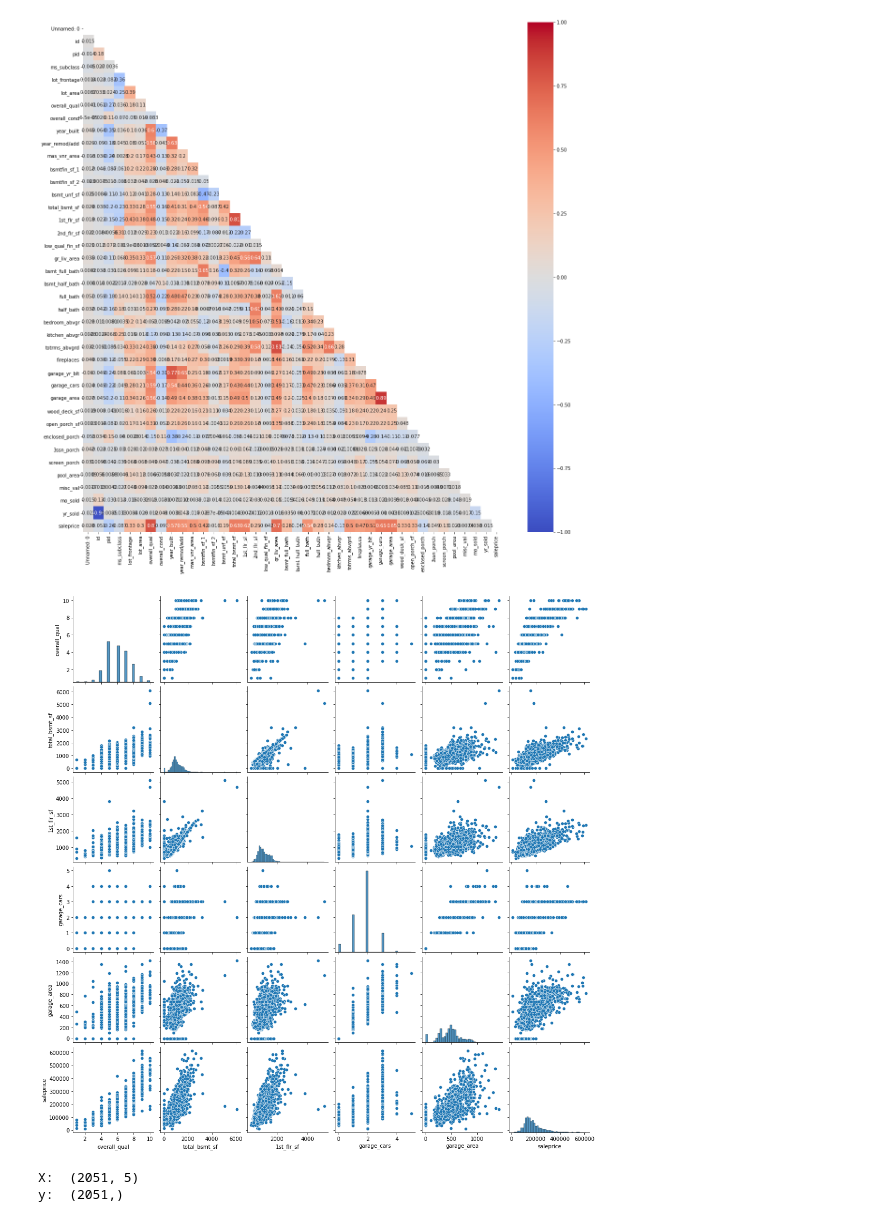
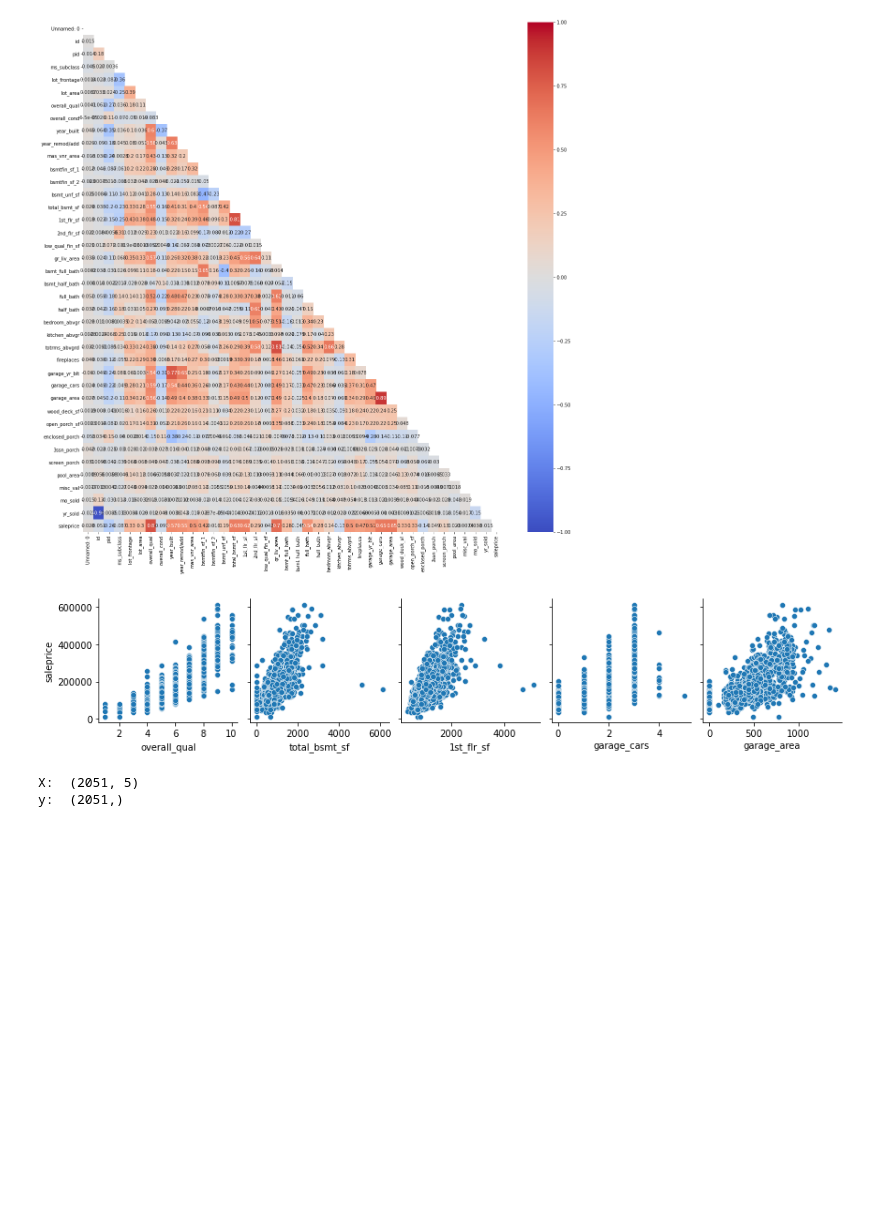
Before and after one commit to robbherndon/Ames-Housing, a Jupyter notebook: Untitled Folder/Linear Regression.ipynb, the cells around one changed output. Saved outputs shown, nothing was run; the diff lists cells and outputs as text; code cells hidden in the pictures; blank space fills up the shorter version.

Commit message:
better pairplot

```diff
--- a/Untitled Folder/Linear Regression.ipynb
+++ b/Untitled Folder/Linear Regression.ipynb
@@ -32,9 +32,10 @@ features = ["overall_qual", "total_bsmt_sf", "1st_flr_sf", "garage_cars", "garag
 # "Lot Frontage", "Lot Area", "BsmtFin SF 2", "Year Built", "Year Remod/Add", "Gr Liv Area", "Full Bath", "TotRms AbvGrd", "Garage Yr Blt",  "Open Porch SF"
 # %%
 # Checking to see if any variable breaks the L assumption
-sns.pairplot(data=train, vars=["overall_qual", "total_bsmt_sf", "1st_flr_sf", "garage_cars", "garage_area", "saleprice"]);
+sns.pairplot(data=train, x_vars=["overall_qual", "total_bsmt_sf", "1st_flr_sf", "garage_cars", "garage_area"],
+             y_vars = ["saleprice"], palette="coolwarm");
 # %% [output]
-[figure, old version]
+[figure, new version]
 # %%
 X = train[features]
 y = train["saleprice"]
```
Also changed, not shown: parts of 1 cell of this notebook.
